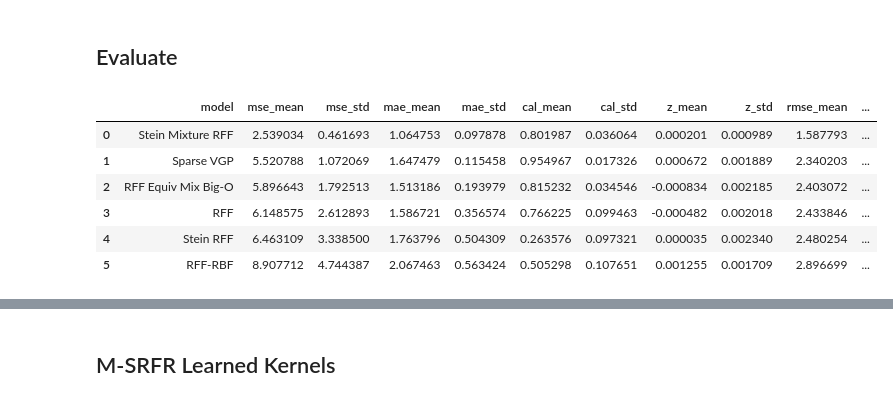
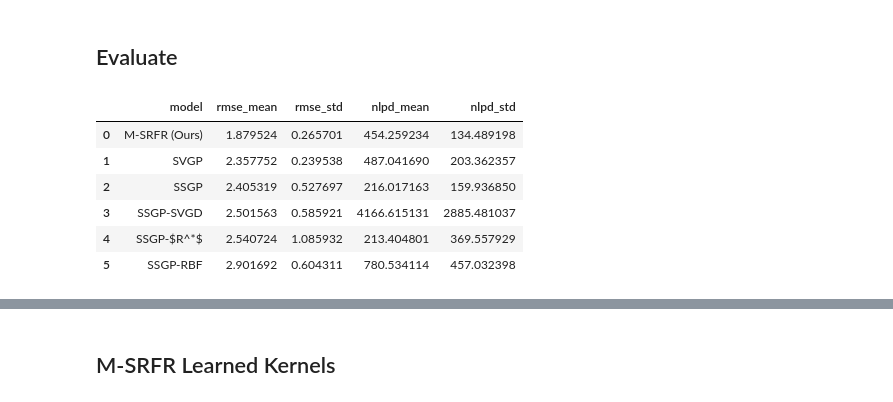
Before and after one commit to houstonwarren/m-srfr, a Jupyter notebook: experiments/airfoil/airfoil.ipynb, the cells around one changed output, grey strips where cells are left out. Drawn from its saved outputs; the diff is of its cells as text; code cells hidden in the pictures.

```diff
--- a/experiments/airfoil/airfoil.ipynb
+++ b/experiments/airfoil/airfoil.ipynb
@@ -498,17 +414,15 @@ res_df.to_csv("results.csv", index=False)
 # %% [markdown]
 ## Evaluate
 # %%
-res_df = pd.read_csv("results.csv")
+res_df = pd.read_csv("results_cr.csv")
 
 names = {
-    "rff": "RFF",
-    "nrff": "Nonstationary RFF",
-    "rff_rbf": "RFF-RBF",
-    "svgp": "Sparse VGP",
-    "srf": "Stein RFF",
-    "qrff": "RFF Equiv Mix Big-O",
-    "mix": "Stein Mixture RFF",
-    "nmix": "Nonstationary Stein Mixture RFF",
+    "rff": "SSGP",
+    "rff_rbf": "SSGP-RBF",
+    "svgp": "SVGP",
+    "srf": "SSGP-SVGD",
+    "qrff": "SSGP-$R^*$",
+    "mix": "M-SRFR (Ours)",
 }
 
 res_df["model"] = res_df["model"].apply(lambda x: names[x])
@@ -517,16 +431,16 @@ res_df["log_mse"] = np.log(res_df["mse"])
 # %%
 sum_df = res_df.groupby("model").agg(["mean", "std"])
 sum_df.columns = sum_df.columns.map(lambda x: '_'.join(x) if isinstance(x, tuple) else x)
-sum_df = sum_df.sort_values("mse_mean", ascending=True).reset_index()
-sum_df
+sum_df = sum_df.sort_values("rmse_mean", ascending=True).reset_index()
+sum_df[['model', 'rmse_mean', 'rmse_std', "nlpd_mean", "nlpd_std"]]
 # %% [output]
-|  | model | mse_mean | mse_std | mae_mean | mae_std | cal_mean | cal_std | z_mean | z_std | rmse_mean | ... |
-| 0 | Stein Mixture RFF | 2.539034 | 0.461693 | 1.064753 | 0.097878 | 0.801987 | 0.036064 | 0.000201 | 0.000989 | 1.587793 | ... |
-| 1 | Sparse VGP | 5.520788 | 1.072069 | 1.647479 | 0.115458 | 0.954967 | 0.017326 | 0.000672 | 0.001889 | 2.340203 | ... |
-| 2 | RFF Equiv Mix Big-O | 5.896643 | 1.792513 | 1.513186 | 0.193979 | 0.815232 | 0.034546 | -0.000834 | 0.002185 | 2.403072 | ... |
-| 3 | RFF | 6.148575 | 2.612893 | 1.586721 | 0.356574 | 0.766225 | 0.099463 | -0.000482 | 0.002018 | 2.433846 | ... |
-| 4 | Stein RFF | 6.463109 | 3.338500 | 1.763796 | 0.504309 | 0.263576 | 0.097321 | 0.000035 | 0.002340 | 2.480254 | ... |
-| 5 | RFF-RBF | 8.907712 | 4.744387 | 2.067463 | 0.563424 | 0.505298 | 0.107651 | 0.001255 | 0.001709 | 2.896699 | ... |
+|  | model | rmse_mean | rmse_std | nlpd_mean | nlpd_std |
+| 0 | M-SRFR (Ours) | 1.879524 | 0.265701 | 454.259234 | 134.489198 |
+| 1 | SVGP | 2.357752 | 0.239538 | 487.041690 | 203.362357 |
+| 2 | SSGP | 2.405319 | 0.527697 | 216.017163 | 159.936850 |
+| 3 | SSGP-SVGD | 2.501563 | 0.585921 | 4166.615131 | 2885.481037 |
+| 4 | SSGP-$R^*$ | 2.540724 | 1.085932 | 213.404801 | 369.557929 |
+| 5 | SSGP-RBF | 2.901692 | 0.604311 | 780.534114 | 457.032398 |
 # %%
 unique_models = res_df["model"].unique()
 colors = sns.color_palette("hls", len(unique_models))
```
Also changed, not shown: parts of 34 cells of this notebook, 1 other file.
